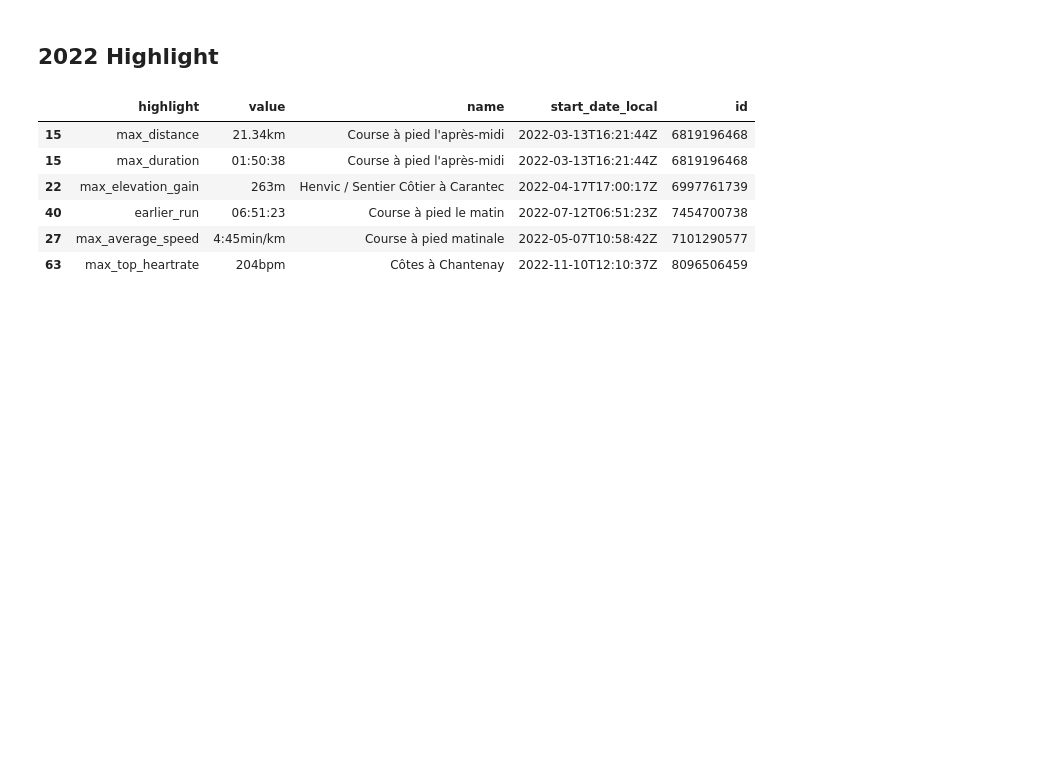
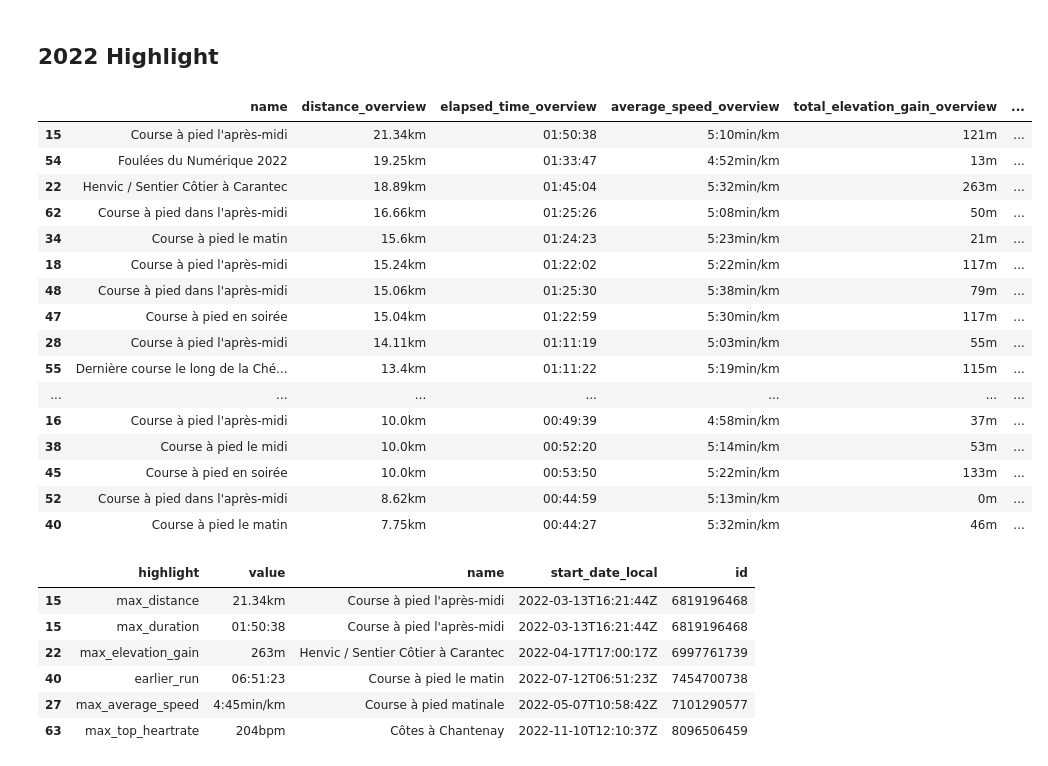
Before and after one commit to deroffal/strava-data-analysis, a Jupyter notebook: notebooks/02-running_analysis.ipynb, the cells around one changed output. Drawn from its saved outputs; the diff is of its cells as text; code cells hidden in the pictures; blank space fills up the shorter version.

```diff
--- a/notebooks/02-running_analysis.ipynb
+++ b/notebooks/02-running_analysis.ipynb
@@ -7,6 +7,34 @@ activities_2022 = data_loader.load_activities("../data/2022/activities")
 runs = activities_2022[activities_2022['type'] == 'Run']
 # %% [markdown]
 ## 2022 Highlight
+# %%
+from stravadataanalysis.src.view import data_format
+
+runs_2022 =runs[['id', 'start_date', 'name', 'distance', 'elapsed_time', 'average_speed', 'total_elevation_gain']]\
+  .sort_values('distance', ascending=False)
+runs_2022['distance_overview'] = runs_2022['distance'].apply(data_format.m_as_km)
+runs_2022['elapsed_time_overview'] = runs_2022['elapsed_time'].apply(data_format.seconds_as_hhmmss)
+runs_2022['average_speed_overview'] = runs_2022['average_speed'].apply(data_format.mps_as_minpkm)
+runs_2022['total_elevation_gain_overview'] = runs_2022['total_elevation_gain'].apply(data_format.m)
+display(runs_2022[['name', 'distance_overview', 'elapsed_time_overview', 'average_speed_overview', 'total_elevation_gain_overview', 'start_date']])
+# %% [output]
+|  | name | distance_overview | elapsed_time_overview | average_speed_overview | total_elevation_gain_overview | ... |
+| 15 | Course à pied l'après-midi | 21.34km | 01:50:38 | 5:10min/km | 121m | ... |
+| 54 | Foulées du Numérique 2022 | 19.25km | 01:33:47 | 4:52min/km | 13m | ... |
+| 22 | Henvic / Sentier Côtier à Carantec | 18.89km | 01:45:04 | 5:32min/km | 263m | ... |
+| 62 | Course à pied dans l'après-midi | 16.66km | 01:25:26 | 5:08min/km | 50m | ... |
+| 34 | Course à pied le matin | 15.6km | 01:24:23 | 5:23min/km | 21m | ... |
+| 18 | Course à pied l'après-midi | 15.24km | 01:22:02 | 5:22min/km | 117m | ... |
+| 48 | Course à pied dans l'après-midi | 15.06km | 01:25:30 | 5:38min/km | 79m | ... |
+| 47 | Course à pied en soirée | 15.04km | 01:22:59 | 5:30min/km | 117m | ... |
+| 28 | Course à pied l'après-midi | 14.11km | 01:11:19 | 5:03min/km | 55m | ... |
+| 55 | Dernière course le long de la Ché... | 13.4km | 01:11:22 | 5:19min/km | 115m | ... |
+| ... | ... | ... | ... | ... | ... | ... |
+| 16 | Course à pied l'après-midi | 10.0km | 00:49:39 | 4:58min/km | 37m | ... |
+| 38 | Course à pied le midi | 10.0km | 00:52:20 | 5:14min/km | 53m | ... |
+| 45 | Course à pied en soirée | 10.0km | 00:53:50 | 5:22min/km | 133m | ... |
+| 52 | Course à pied dans l'après-midi | 8.62km | 00:44:59 | 5:13min/km | 0m | ... |
+| 40 | Course à pied le matin | 7.75km | 00:44:27 | 5:32min/km | 46m | ... |
 # %%
 from stravadataanalysis.src.view import data_format
 from stravadataanalysis.src.domain import highlights
```
Also changed, not shown: parts of 4 cells of this notebook, 9 other files.
